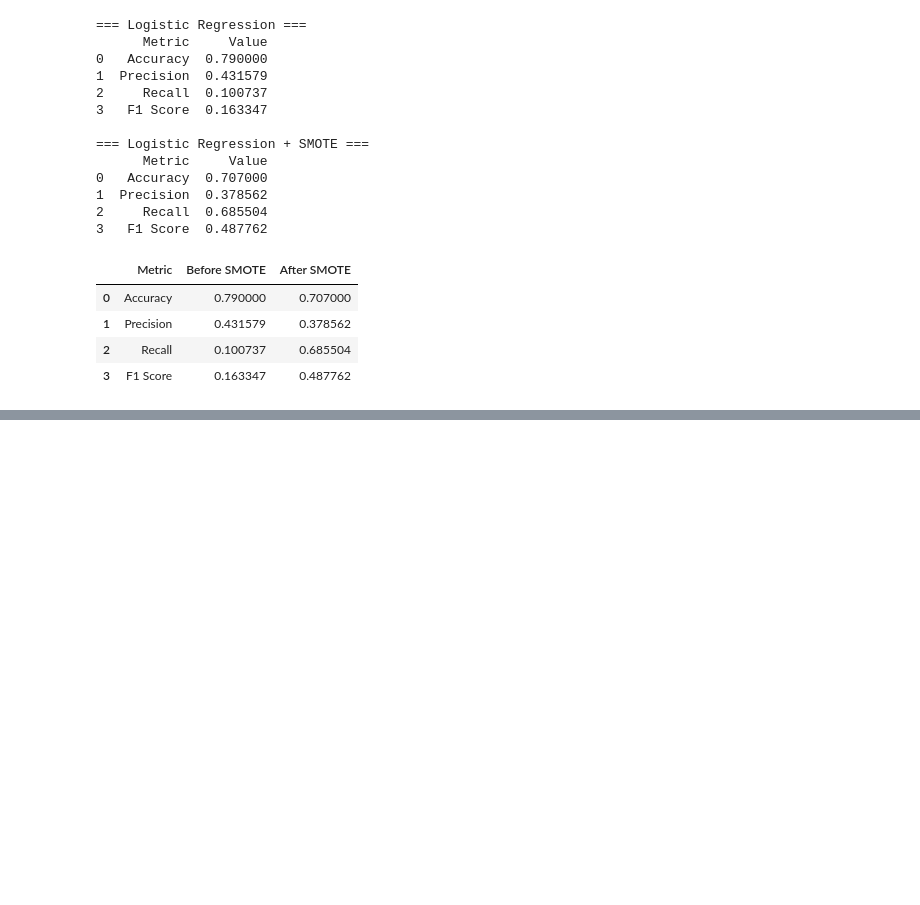
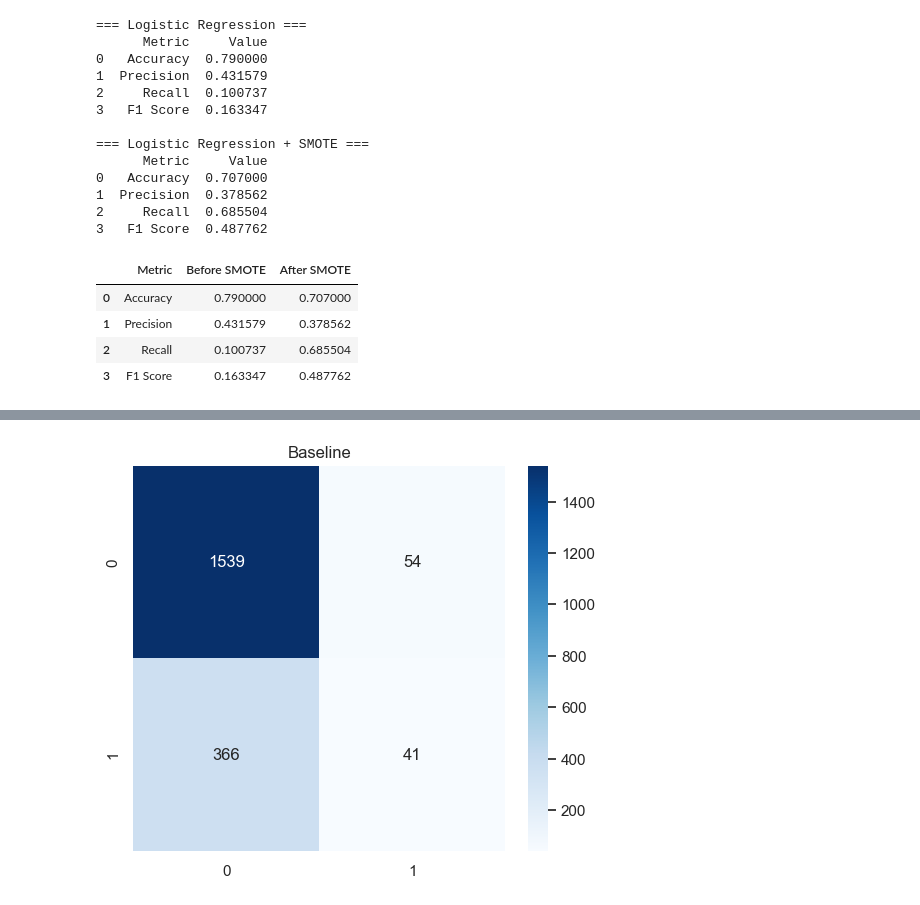
Before and after one commit to kimithora/Tubes-Struktur-Data-Algoritma, a Jupyter notebook: trialerror.ipynb, the cells around one changed output, grey strips where cells are left out. Cells and saved outputs as stored; diff of their text form; code cells hidden in the pictures; blank space fills up the shorter version.

```diff
--- a/trialerror.ipynb
+++ b/trialerror.ipynb
@@ -630,0 +1028,15 @@ display(comparison)
+# %%
+plt.figure(figsize=(6,5))
+
+sns.heatmap(
+    cm,
+    annot=True,
+    fmt="d",
+    cmap="Blues"
+)
+
+plt.title("Baseline")
+
+plt.show()
+# %% [output]
+[figure, added]
```
Also changed, not shown: parts of 10 cells of this notebook.
